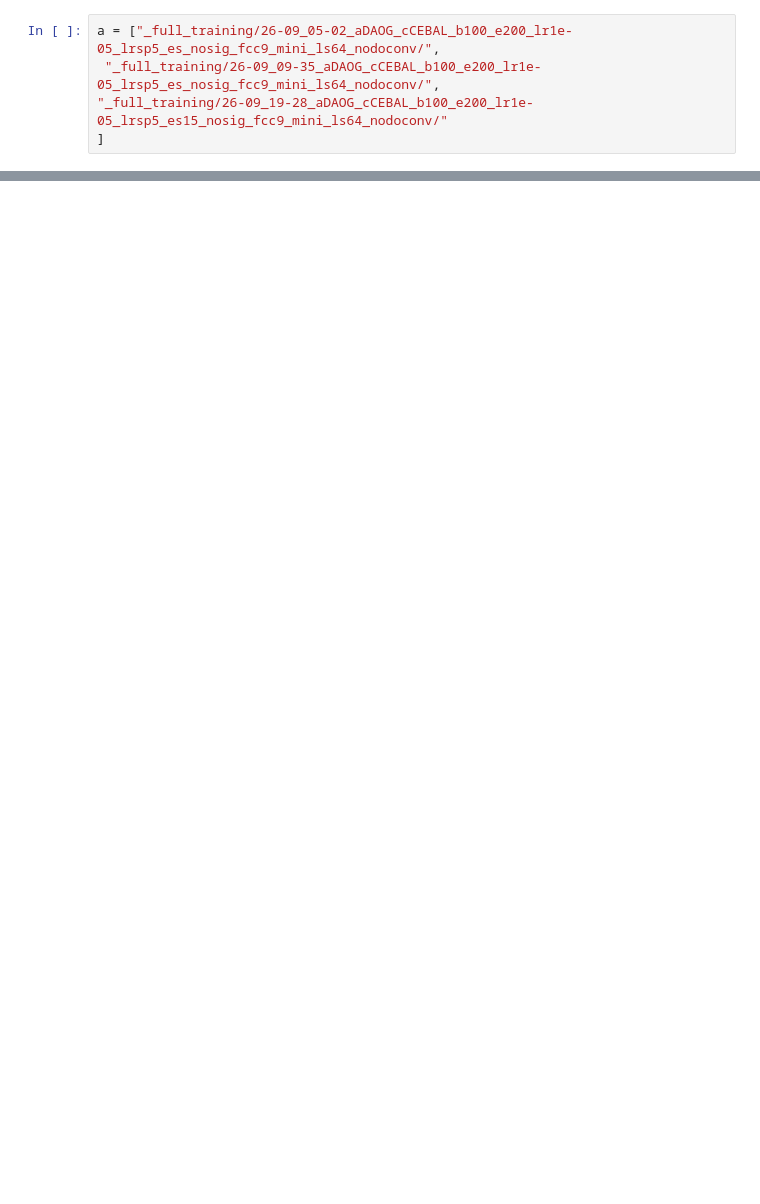
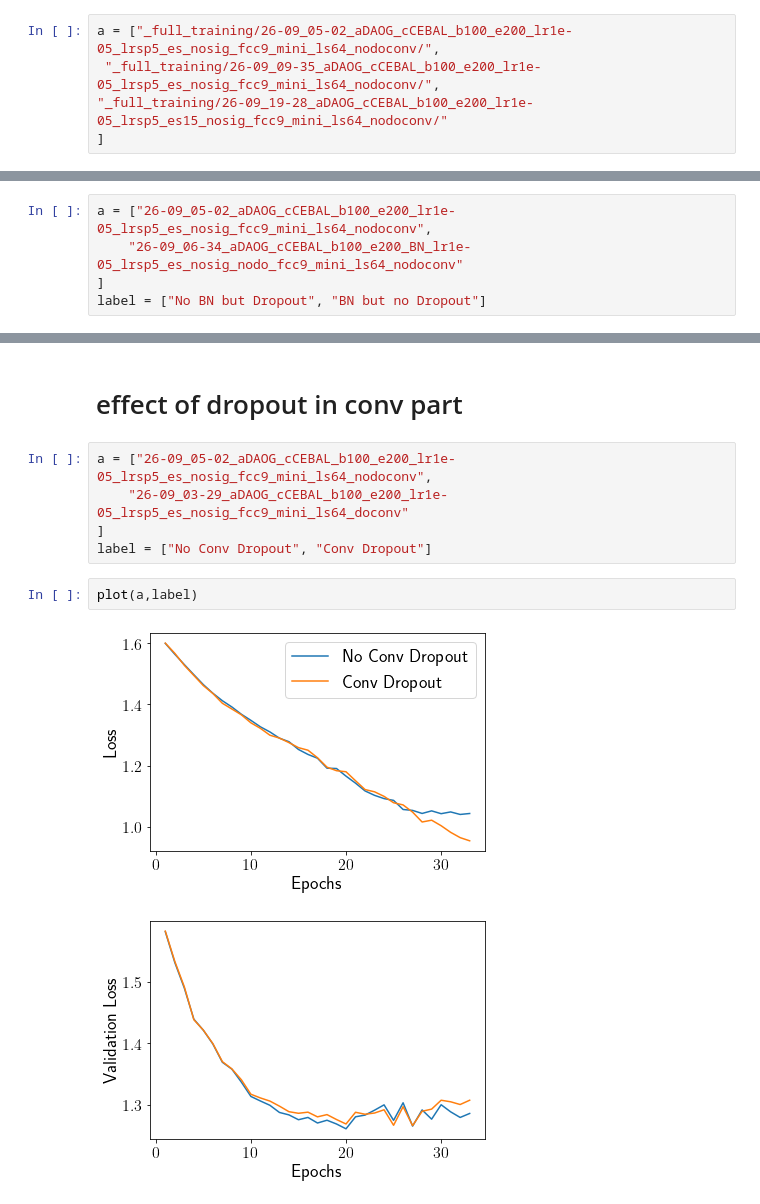
Before and after one commit to CarlaSa/AML_project, a Jupyter notebook: Show Full Training Results.ipynb, the cells around one changed output, grey strips where cells are left out. Saved outputs shown, nothing was run; the diff lists cells and outputs as text; blank space fills up the shorter version.

```diff
--- a/Show Full Training Results.ipynb
+++ b/Show Full Training Results.ipynb
@@ -139,0 +164,5 @@ plt.legend()
+# %%
+a = ["26-09_05-02_aDAOG_cCEBAL_b100_e200_lr1e-05_lrsp5_es_nosig_fcc9_mini_ls64_nodoconv",
+    "26-09_06-34_aDAOG_cCEBAL_b100_e200_BN_lr1e-05_lrsp5_es_nosig_nodo_fcc9_mini_ls64_nodoconv"
+]
+label = ["No BN but Dropout", "BN but no Dropout"]
@@ -139,0 +213,12 @@ plt.legend()
+# %% [markdown]
+# effect of dropout in conv part
+# %%
+a = ["26-09_05-02_aDAOG_cCEBAL_b100_e200_lr1e-05_lrsp5_es_nosig_fcc9_mini_ls64_nodoconv",
+    "26-09_03-29_aDAOG_cCEBAL_b100_e200_lr1e-05_lrsp5_es_nosig_fcc9_mini_ls64_doconv"
+]
+label = ["No Conv Dropout", "Conv Dropout"]
+# %%
+plot(a,label)
+# %% [output]
+[figure, added]
+[figure, added]
```
Also changed, not shown: parts of 10 cells of this notebook.
